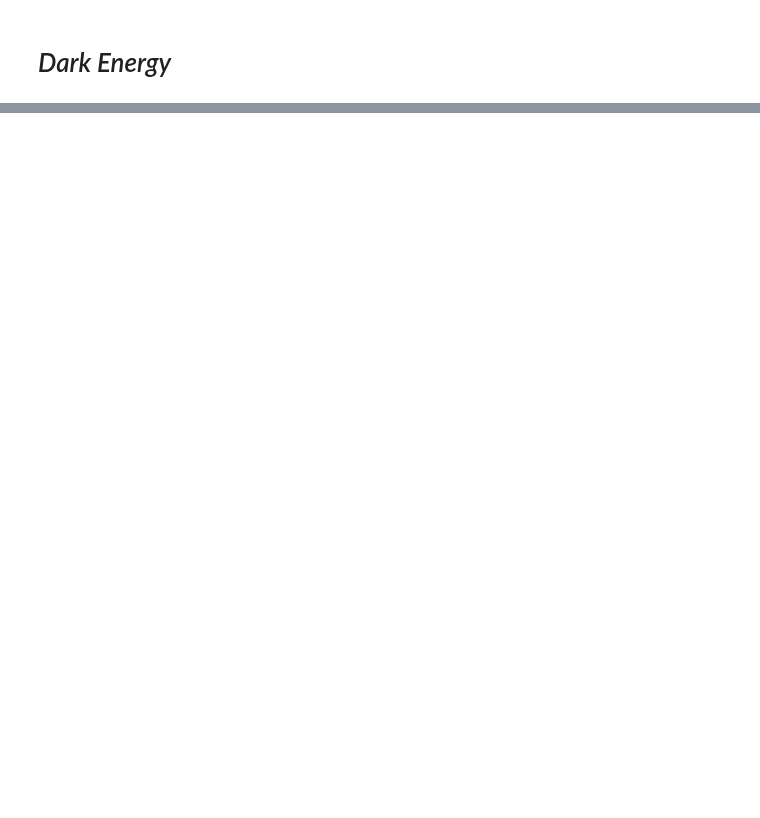
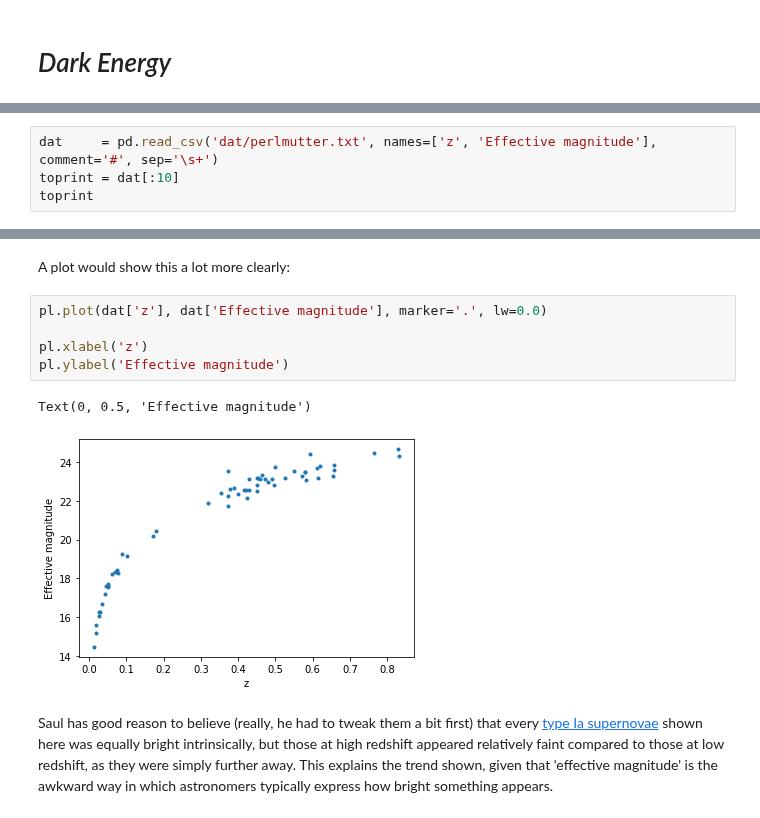
Before and after one commit to DESIHIGH/desihigh, a Jupyter notebook: Intro.ipynb, the cells around one changed output, grey strips where cells are left out. Cells and saved outputs as stored; diff of their text form; blank space fills up the shorter version.

```diff
--- a/Intro.ipynb
+++ b/Intro.ipynb
@@ -184,0 +193,4 @@ So in conclusion, every galaxy is likely to be moving away from us!  We find thi
+# %%
+dat     = pd.read_csv('dat/perlmutter.txt', names=['z', 'Effective magnitude'], comment='#', sep='\s+')
+toprint = dat[:10]
+toprint
@@ -184,0 +209,12 @@ So in conclusion, every galaxy is likely to be moving away from us!  We find thi
+# %% [markdown]
+A plot would show this a lot more clearly:
+# %%
+pl.plot(dat['z'], dat['Effective magnitude'], marker='.', lw=0.0)
+
+pl.xlabel('z')
+pl.ylabel('Effective magnitude')
+# %% [output]
+Text(0, 0.5, 'Effective magnitude')
+[figure, added]
+# %% [markdown]
+Saul has good reason to believe (really, he had to tweak them a bit first) that every [type Ia supernovae](https://en.wikipedia.org/wiki/Type_Ia_supernova) shown here was equally bright intrinsically, but those at high redshift appeared relatively faint compared to those at low redshift, as they were simply further away.  This explains the trend shown, given that 'effective magnitude' is the awkward way in which astronomers typically express how bright something appears.
```
Also changed, not shown: parts of 22 cells of this notebook, 2 other files.
